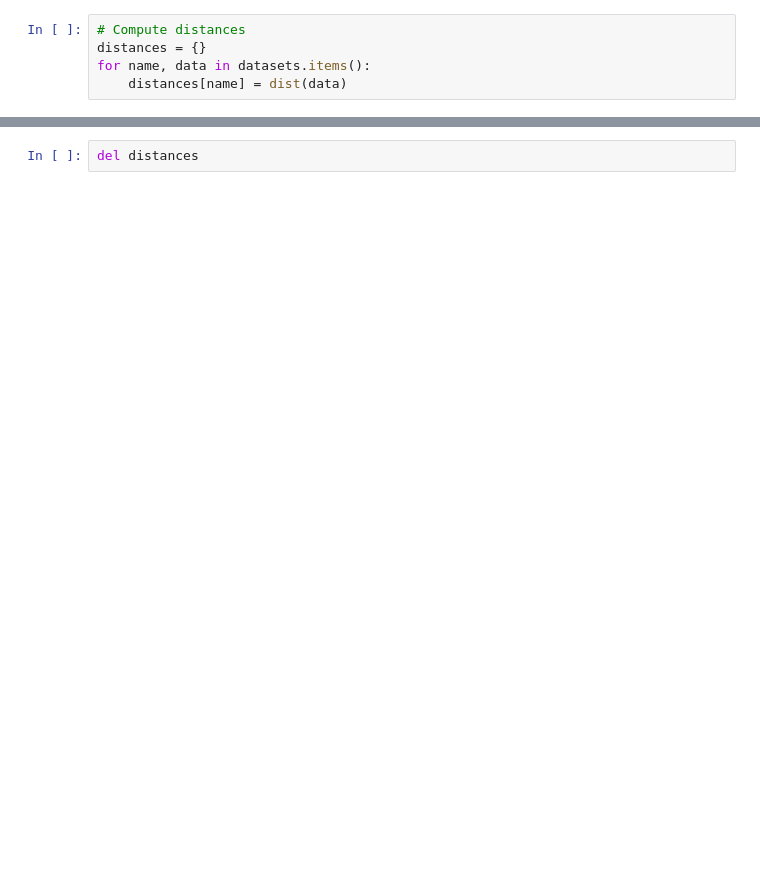
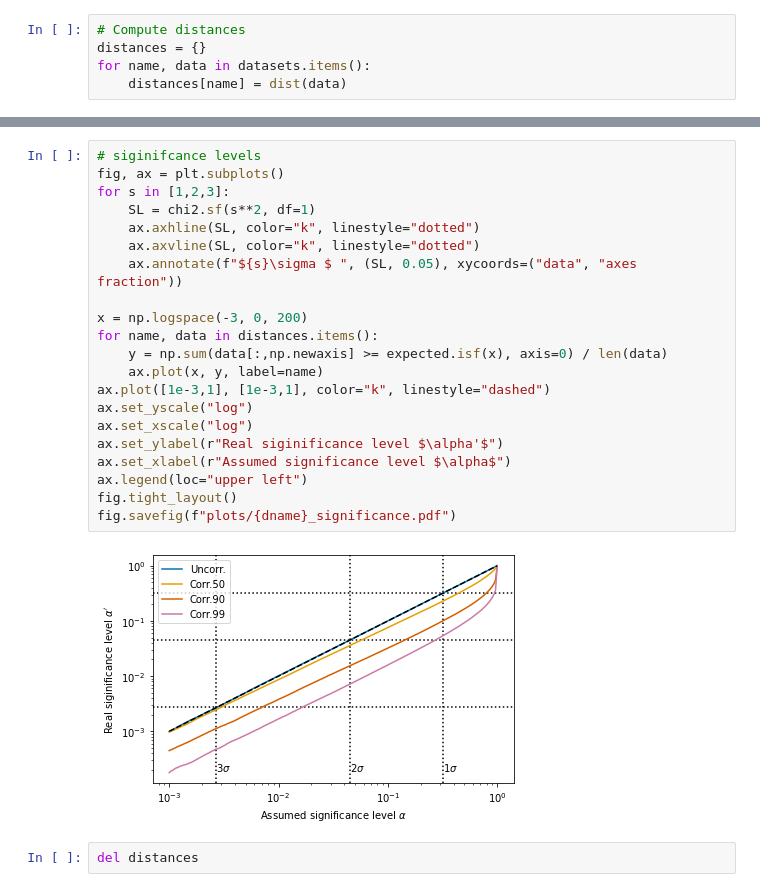
Before and after one commit to ast0815/covfit, a Jupyter notebook: scaled.ipynb, the cells around one changed output, grey strips where cells are left out. Saved outputs shown, nothing was run; the diff lists cells and outputs as text; blank space fills up the shorter version.

```diff
--- a/scaled.ipynb
+++ b/scaled.ipynb
@@ -48,2 +49,25 @@ ax.legend(loc="upper center")
+# %%
+# siginifcance levels
+fig, ax = plt.subplots()
+for s in [1,2,3]:
+    SL = chi2.sf(s**2, df=1)
+    ax.axhline(SL, color="k", linestyle="dotted")
+    ax.axvline(SL, color="k", linestyle="dotted")
+    ax.annotate(f"${s}\sigma $ ", (SL, 0.05), xycoords=("data", "axes fraction"))
+
+x = np.logspace(-3, 0, 200)
+for name, data in distances.items():
+    y = np.sum(data[:,np.newaxis] >= expected.isf(x), axis=0) / len(data)
+    ax.plot(x, y, label=name)
+ax.plot([1e-3,1], [1e-3,1], color="k", linestyle="dashed")
+ax.set_yscale("log")
+ax.set_xscale("log")
+ax.set_ylabel(r"Real siginificance level $\alpha'$")
+ax.set_xlabel(r"Assumed significance level $\alpha$")
+ax.legend(loc="upper left")
+fig.tight_layout()
+fig.savefig(f"plots/{dname}_significance.pdf")
+# %% [output]
+[figure, added]
 # %%
 del distances
```
Also changed, not shown: parts of 3 cells of this notebook, 8 other files.
